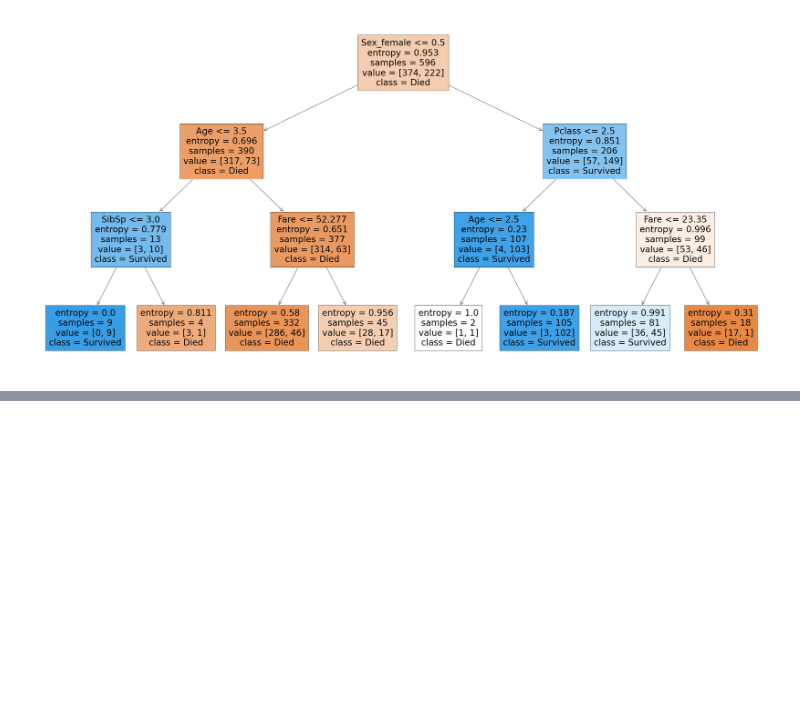
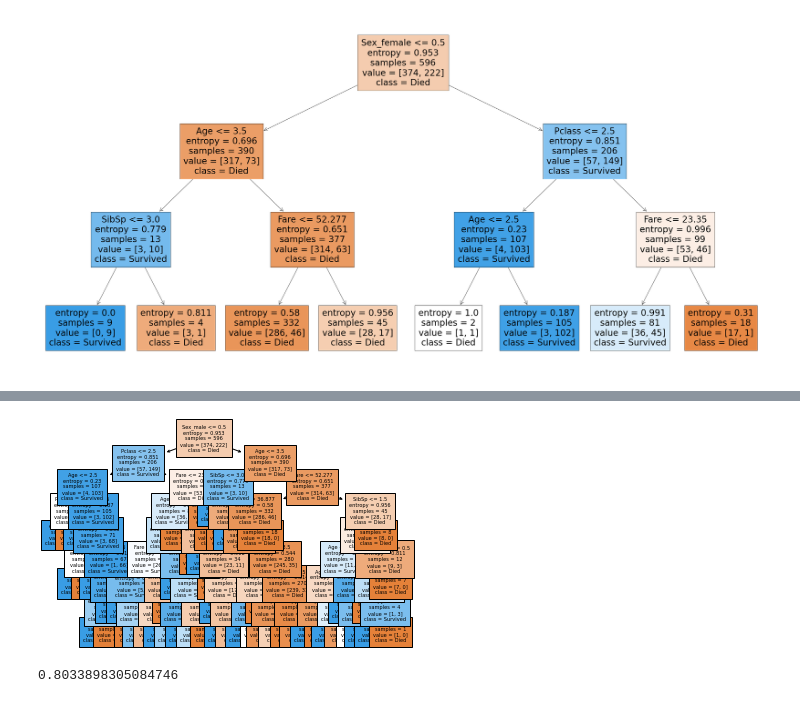
Before and after one commit to taerd/DSIntro, a Jupyter notebook: Titanic_ML.ipynb, the cells around one changed output, grey strips where cells are left out. Saved outputs shown, nothing was run; the diff lists cells and outputs as text; code cells hidden in the pictures; blank space fills up the shorter version.

```diff
--- a/Titanic_ML.ipynb
+++ b/Titanic_ML.ipynb
@@ -193,0 +367,4 @@ plt.show()
+# %%
+parametrs = {'criterion' : ['gini','entropy'], 'max_depth' : range(1,30)}
+# %%
+grid_search_cv_clf =GridSearchCV(clf,parametrs , cv = 5)
@@ -193,0 +381,2 @@ plt.show()
+# %%
+best_clf = grid_search_cv_clf.best_estimator_
@@ -193,0 +387,13 @@ plt.show()
+# %%
+tree.plot_tree(best_clf,
+               feature_names=list(X_train),
+               class_names=['Died','Survived'],
+               filled=True,
+               fontsize = 5);
+# %% [output]
+[figure, added]
+# %%
+# при дисбалансе классов accuracy не дает представление о точности модели
+best_clf.score(X_test,y_test)
+# %% [output]
+0.8033898305084746
```
Also changed, not shown: parts of 56 cells of this notebook.
